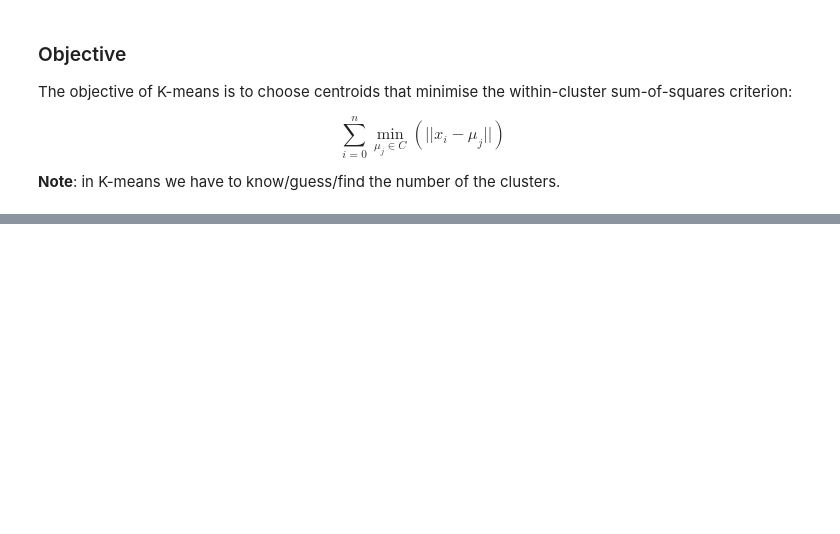
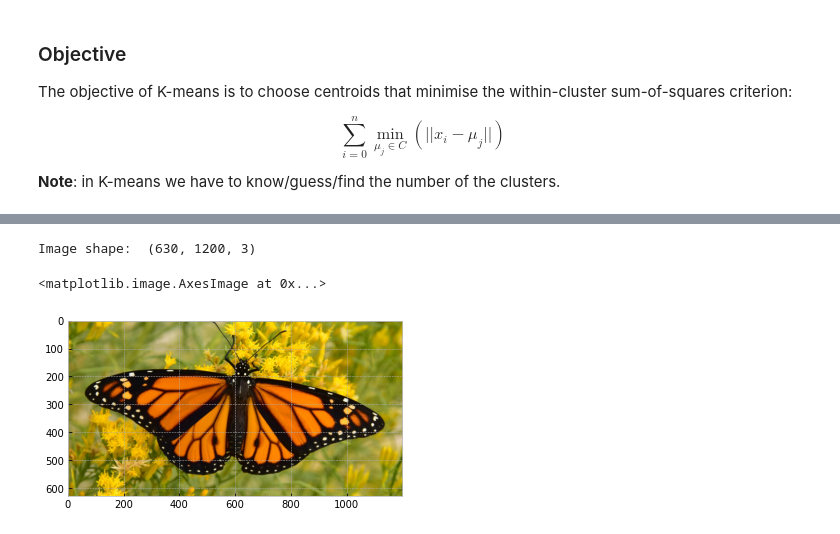
Before and after one commit to hamedQsm/gds, a Jupyter notebook: 2. ML inotro - KNN.ipynb, the cells around one changed output, grey strips where cells are left out. Cells and saved outputs as stored; diff of their text form; code cells hidden in the pictures; blank space fills up the shorter version.

```diff
--- a/2. ML inotro - KNN.ipynb
+++ b/2. ML inotro - KNN.ipynb
@@ -211,0 +213,13 @@ $$\sum_{i=0}^{n}\min_{\mu_j \in C}(||x_i - \mu_j||)$$
+# %%
+from matplotlib import image
+image = image.imread('./imgs/butterfly.jpeg')
+print("Image shape: ", image.shape)
+
+X = image.reshape(-1, 3)
+# %% [output]
+Image shape:  (630, 1200, 3)
+# %%
+plt.imshow(image)
+# %% [output]
+<matplotlib.image.AxesImage at 0x...>
+[figure, added]
```
Also changed, not shown: parts of 9 cells of this notebook, 2 other files.
